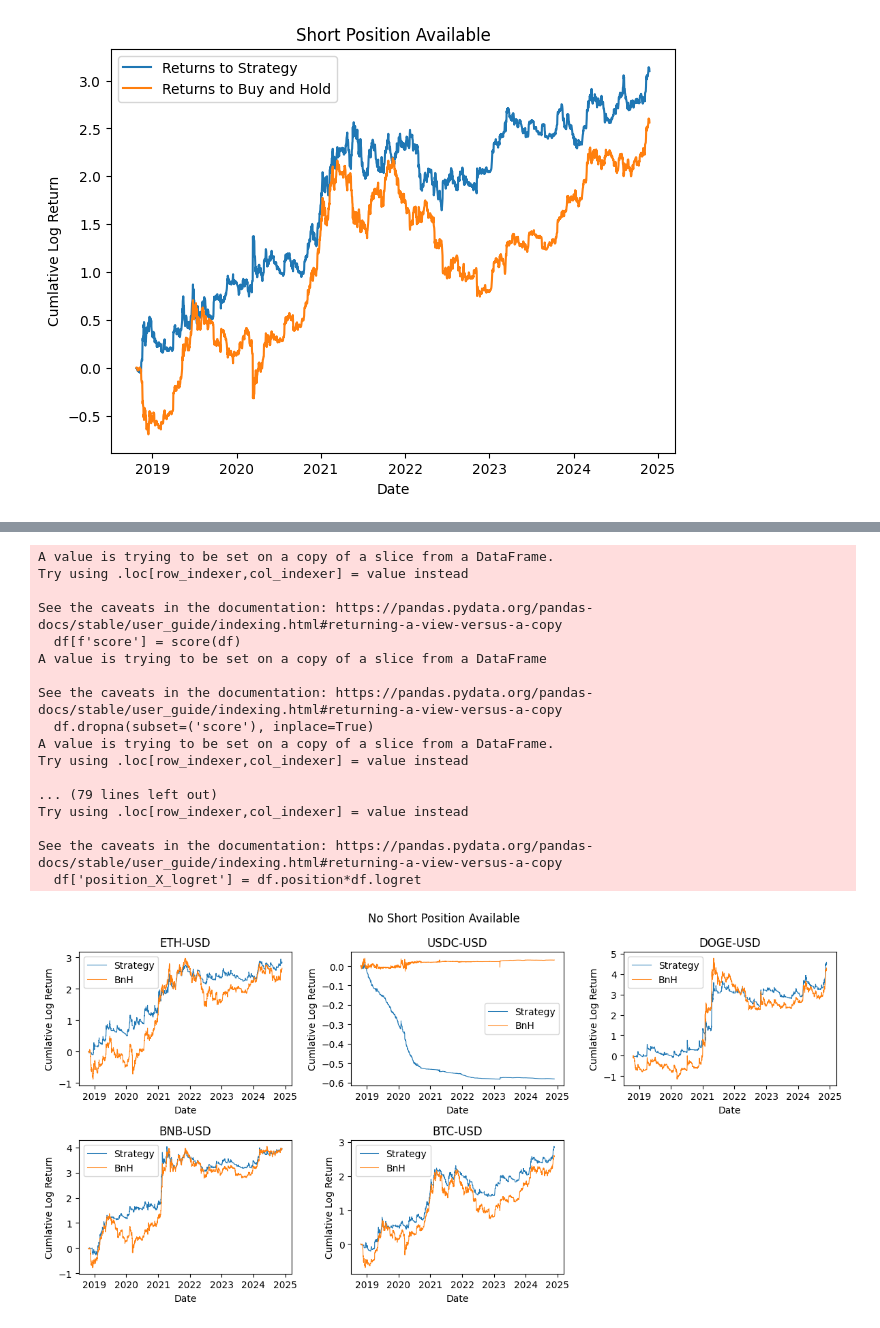
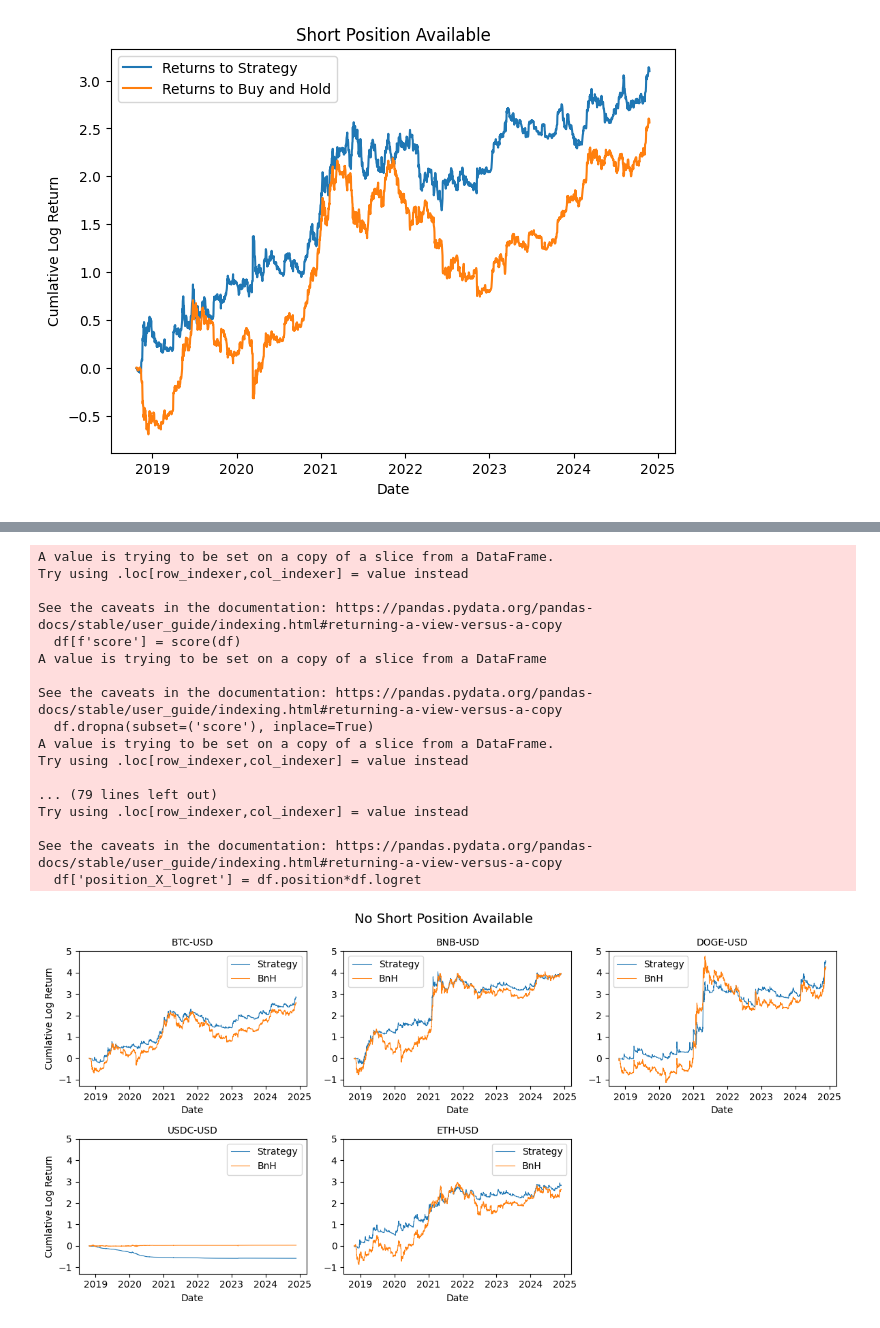
Before and after one commit to brandonwaits12/Crypto-Return-Prediction, a Jupyter notebook: portfolio.ipynb, the cells around one changed output, grey strips where cells are left out. Drawn from its saved outputs; the diff is of its cells as text; code cells hidden in the pictures.

```diff
--- a/portfolio.ipynb
+++ b/portfolio.ipynb
@@ -67,7 +67,7 @@ df1['date'] = pd.to_datetime(df1['date'])
 plt.figure(figsize=(12,6))
 
 
-for i,ticker in enumerate(df1['tick'].unique()):
+for i,ticker in enumerate(df1['tick'].unique()[::-1]):
     plt.subplot(2,3,i+1)
     df = df1[df1.tick == ticker]
     df[f'score'] = score(df)
@@ -84,12 +84,14 @@ for i,ticker in enumerate(df1['tick'].unique()):
     plt.plot(df['date'], df['position_X_logret'].cumsum(), label = 'Strategy', lw = .75)
     plt.plot(df['date'], df['logret'].cumsum(), label = 'BnH', lw = .75)
 
+    plt.ylim(-1.3,5)
     plt.legend()
-    plt.title(ticker)
+    plt.title(ticker,fontsize = 10)
     plt.xlabel('Date')
-    plt.ylabel('Cumlative Log Return')
+    if i ==0 or i==3:
+        plt.ylabel('Cumlative Log Return')
 
-plt.suptitle('Short Position Available')
+plt.suptitle('Short Position Available',fontsize = 14)
 plt.tight_layout()
 plt.show()
 # %% [output]
@@ -118,7 +120,7 @@ df1['date'] = pd.to_datetime(df1['date'])
 plt.figure(figsize=(12,6))
 
 
-for i,ticker in enumerate(df1['tick'].unique()):
+for i,ticker in enumerate(df1['tick'].unique()[::-1]):
     plt.subplot(2,3,i+1)
     df = df1[df1.tick == ticker]
     df[f'score'] = score(df)
@@ -127,34 +129,36 @@ for i,ticker in enumerate(df1['tick'].unique()):
     df['position_X_logret'] = df.position*df.logret
 
 
 
     plt.plot(df['date'], df['position_X_logret'].cumsum(), label = 'Strategy', lw = .75)
     plt.plot(df['date'], df['logret'].cumsum(), label = 'BnH', lw = .75)
 
+    plt.ylim(-1.3,5)
     plt.legend()
-    plt.title(ticker)
+    plt.title(ticker,fontsize = 10)
     plt.xlabel('Date')
-    plt.ylabel('Cumlative Log Return')
+    if i ==0 or i==3:
+        plt.ylabel('Cumlative Log Return')
 
-plt.suptitle('No Short Position Available')
+plt.suptitle('No Short Position Available',fontsize = 14)
 plt.tight_layout()
 plt.show()
 # %% [output]
 A value is trying to be set on a copy of a slice from a DataFrame.
 Try using .loc[row_indexer,col_indexer] = value instead
 
 See the caveats in the documentation: https://pandas.pydata.org/pandas-docs/stable/user_guide/indexing.html#returning-a-view-versus-a-copy
   df[f'score'] = score(df)
 A value is trying to be set on a copy of a slice from a DataFrame
 
 See the caveats in the documentation: https://pandas.pydata.org/pandas-docs/stable/user_guide/indexing.html#returning-a-view-versus-a-copy
   df.dropna(subset=('score'), inplace=True)
 A value is trying to be set on a copy of a slice from a DataFrame.
 Try using .loc[row_indexer,col_indexer] = value instead
 
 ... (79 lines left out)
 Try using .loc[row_indexer,col_indexer] = value instead
 
 See the caveats in the documentation: https://pandas.pydata.org/pandas-docs/stable/user_guide/indexing.html#returning-a-view-versus-a-copy
   df['position_X_logret'] = df.position*df.logret
-[figure, old version]
+[figure, new version]
```
Also changed, not shown: parts of 1 cell of this notebook, 2 other files.
